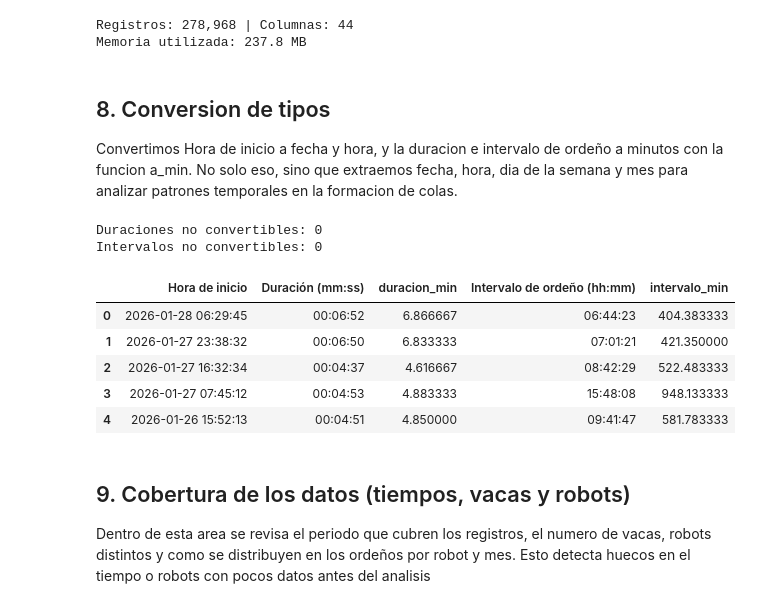
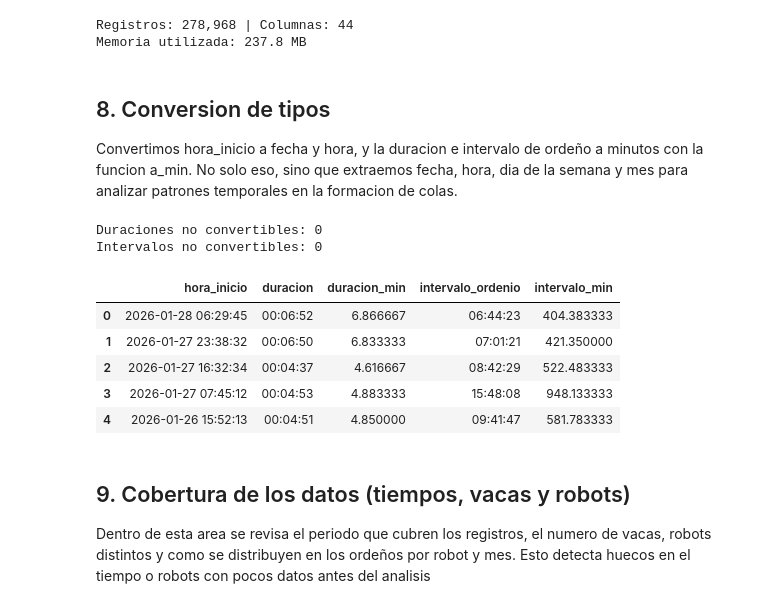
Before and after one commit to kamimartinez/VMS-prediction, a Jupyter notebook: DataUnderstanding.ipynb, the cells around one changed output. Saved outputs shown, nothing was run; the diff lists cells and outputs as text; code cells hidden in the pictures.

```diff
--- a/DataUnderstanding.ipynb
+++ b/DataUnderstanding.ipynb
@@ -217,5 +342,7 @@ def show_details(lista_concentrado, lista_produccion_leche):
       display(produccionesLecheSesion.head())
   else:
       print("No se encontraron archivos de Producción de Leche.")
+
+  return concentradoConsumido, produccionesLecheSesion
 # %%
 lista_concentrado, lista_produccion_leche = read_detailed_data()
@@ -249,0 +357,2 @@ Total de filas: 278968 | Columnas: ['Hora de inicio', 'Número de ordeño', 'Dur
+# %%
+concentradoConsumido, prodLecheSesion = show_details(lista_concentrado, lista_produccion_leche)
@@ -271,36 +398,36 @@ Memoria utilizada: 237.8 MB
 # %% [markdown]
 ## 8. Conversion de tipos
 
-Convertimos Hora de inicio a fecha y hora, y la duracion e intervalo de ordeño a minutos con la funcion a_min. No solo eso, sino que extraemos fecha, hora, dia de la semana y mes para analizar patrones temporales en la formacion de colas.
+Convertimos hora_inicio a fecha y hora, y la duracion e intervalo de ordeño a minutos con la funcion a_min. No solo eso, sino que extraemos fecha, hora, dia de la semana y mes para analizar patrones temporales en la formacion de colas.
 # %%
 def a_min(serie):
   """ Convierte duraciones tipo hh:mm:ss, mm:ss u objetos time a minutos(floats)"""
   s = serie.astype(str).str.strip()
   s = s.where(~s.isin(["nan", "NaT", "None", ""]))
 
   #En el caso de que venga mm:ss se agrega la hora en 0
   s = s.where(s.str.count(":") != 1, "00:" +s)
 
   #Los objetos daytime se quedan solo con la hora
   s = s.str.split(" ").str[-1]
   return pd.to_timedelta(s, errors= "coerce").dt.total_seconds() / 60
 
-df["Hora de inicio"] = pd.to_datetime(df["Hora de inicio"], errors="coerce")
-df["duracion_min"] = a_min(df["Duración (mm:ss)"])
-df["intervalo_min"] = a_min(df['Intervalo de ordeño (hh:mm)'])
+df["hora_inicio"] = pd.to_datetime(df["hora_inicio"], errors="coerce")
+df["duracion_min"] = a_min(df["duracion"])
+df["intervalo_min"] = a_min(df['intervalo_ordenio'])
 
-df["fecha"] = df["Hora de inicio"].dt.date
-df["hora"] = df["Hora de inicio"].dt.hour
-df["dia_semana"] = df["Hora de inicio"].dt.day_of_week
-df["mes"] = df["Hora de inicio"].dt.to_period("M")
+df["fecha"] = df["hora_inicio"].dt.date
+df["hora"] = df["hora_inicio"].dt.hour
+df["dia_semana"] = df["hora_inicio"].dt.day_of_week
+df["mes"] = df["hora_inicio"].dt.to_period("M")
 
 print("Duraciones no convertibles:", df["duracion_min"].isna().sum())
 print("Intervalos no convertibles:", df["intervalo_min"].isna().sum())
-df[["Hora de inicio", "Duración (mm:ss)", "duracion_min", "Intervalo de ordeño (hh:mm)", "intervalo_min"]].head()
+df[["hora_inicio", "duracion", "duracion_min", "intervalo_ordenio", "intervalo_min"]].head()
 # %% [output]
 Duraciones no convertibles: 0
 Intervalos no convertibles: 0
-|  | Hora de inicio | Duración (mm:ss) | duracion_min | Intervalo de ordeño (hh:mm) | intervalo_min |
+|  | hora_inicio | duracion | duracion_min | intervalo_ordenio | intervalo_min |
 | 0 | 2026-01-28 06:29:45 | 00:06:52 | 6.866667 | 06:44:23 | 404.383333 |
 | 1 | 2026-01-27 23:38:32 | 00:06:50 | 6.833333 | 07:01:21 | 421.350000 |
 | 2 | 2026-01-27 16:32:34 | 00:04:37 | 4.616667 | 08:42:29 | 522.483333 |
```
Also changed, not shown: parts of 20 cells of this notebook.
